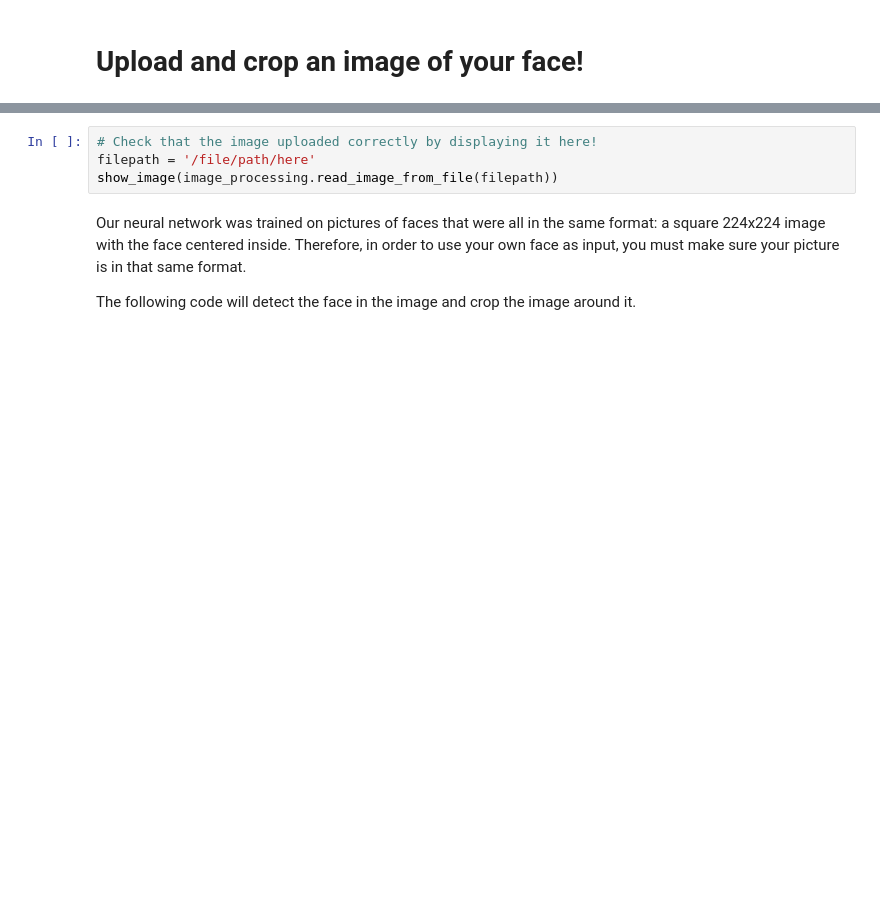
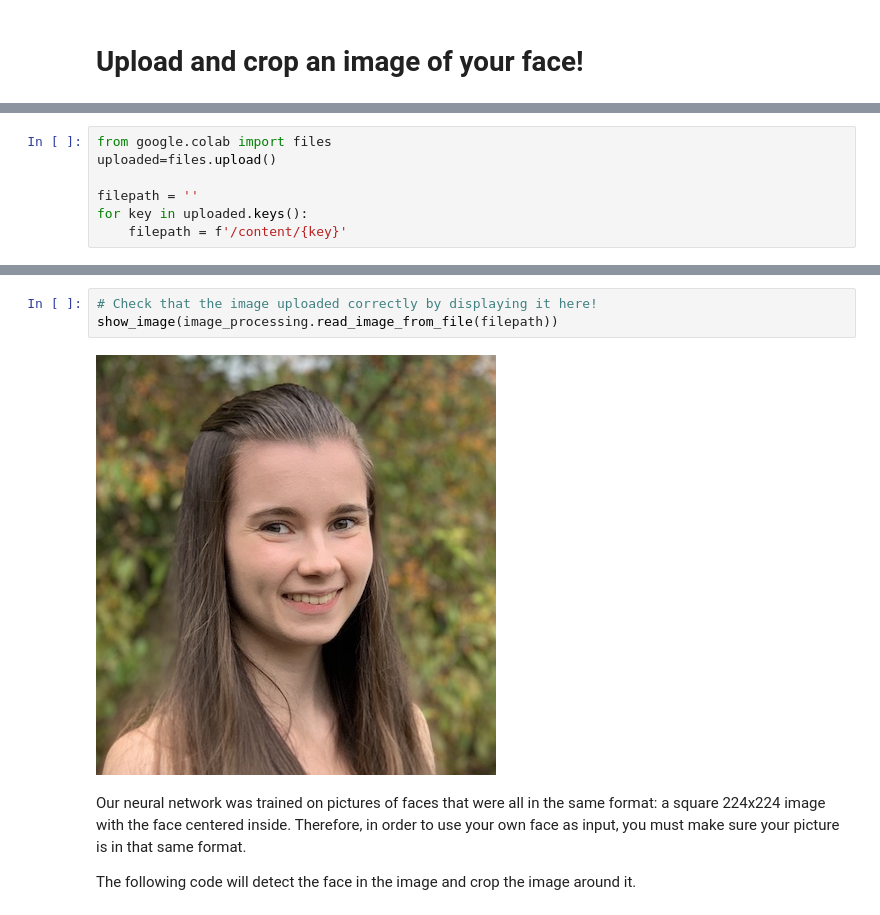
Before and after one commit to NoraGraves/AIAttackDemo, a Jupyter notebook: FacialRecognitionDemonstration.ipynb, the cells around one changed output, grey strips where cells are left out. Saved outputs shown, nothing was run; the diff lists cells and outputs as text; blank space fills up the shorter version.

```diff
--- a/FacialRecognitionDemonstration.ipynb
+++ b/FacialRecognitionDemonstration.ipynb
@@ -41,0 +29,7 @@ Once the image is uploaded, copy its path name (usually looks similar to `'/cont
+# %%
+from google.colab import files
+uploaded=files.upload()
+
+filepath = ''
+for key in uploaded.keys():
+    filepath = f'/content/{key}'
@@ -42,7 +39,8 @@ Once the image is uploaded, copy its path name (usually looks similar to `'/cont
 # %%
 # Check that the image uploaded correctly by displaying it here!
-filepath = '/file/path/here'
 show_image(image_processing.read_image_from_file(filepath))
+# %% [output]
+[figure, added]
 # %% [markdown]
 Our neural network was trained on pictures of faces that were all in the same format: a square 224x224 image with the face centered inside. Therefore, in order to use your own face as input, you must make sure your picture is in that same format.
 
```
Also changed, not shown: parts of 10 cells of this notebook.
